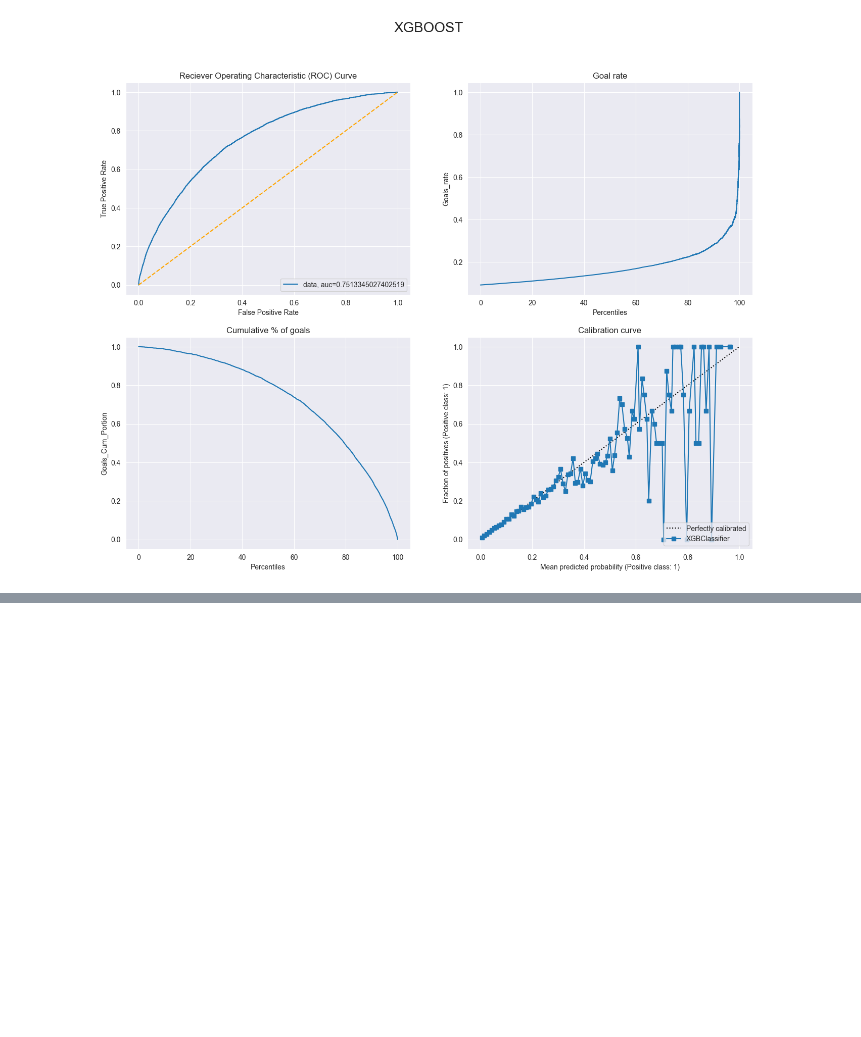
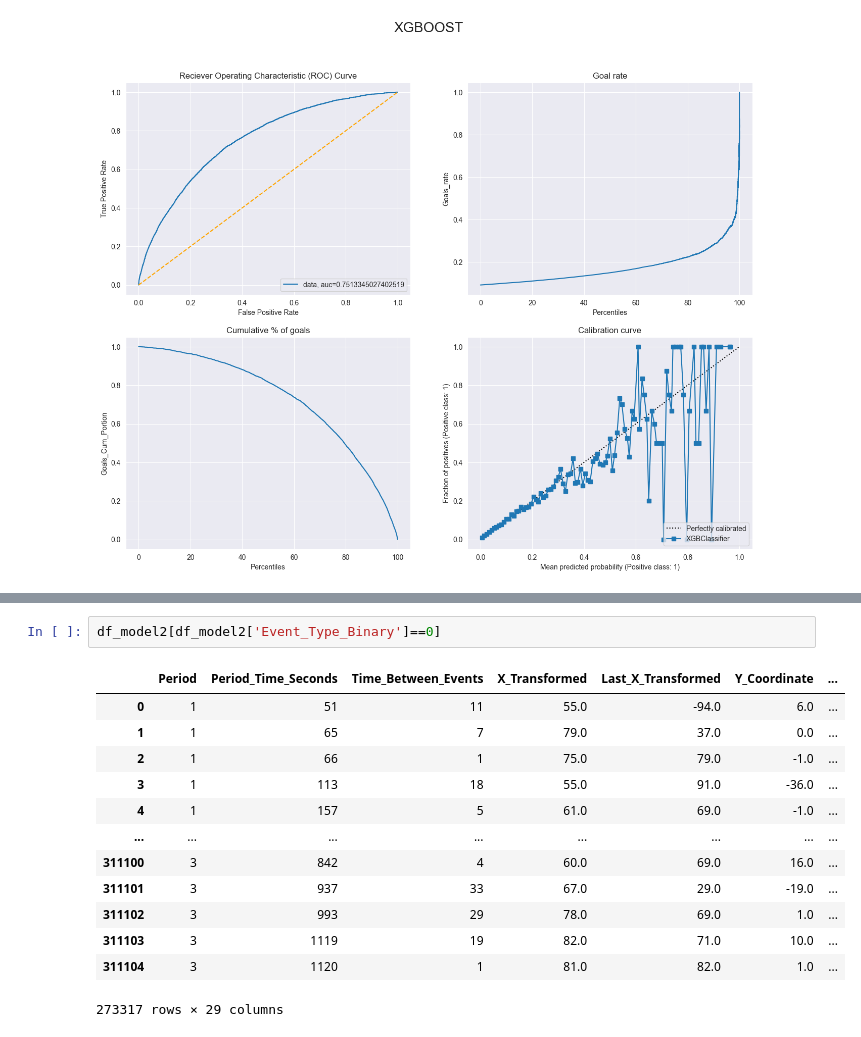
Before and after one commit to nassimwalha/IFT-6758, a Jupyter notebook: notebooks/Advanced Models.ipynb, the cells around one changed output, grey strips where cells are left out. Drawn from its saved outputs; the diff is of its cells as text; blank space fills up the shorter version.

```diff
--- a/notebooks/Advanced Models.ipynb
+++ b/notebooks/Advanced Models.ipynb
@@ -483,0 +501,16 @@ fig
+# %%
+df_model2[df_model2['Event_Type_Binary']==0]
+# %% [output]
+|  | Period | Period_Time_Seconds | Time_Between_Events | X_Transformed | Last_X_Transformed | Y_Coordinate | ... |
+| 0 | 1 | 51 | 11 | 55.0 | -94.0 | 6.0 | ... |
+| 1 | 1 | 65 | 7 | 79.0 | 37.0 | 0.0 | ... |
+| 2 | 1 | 66 | 1 | 75.0 | 79.0 | -1.0 | ... |
+| 3 | 1 | 113 | 18 | 55.0 | 91.0 | -36.0 | ... |
+| 4 | 1 | 157 | 5 | 61.0 | 69.0 | -1.0 | ... |
+| ... | ... | ... | ... | ... | ... | ... | ... |
+| 311100 | 3 | 842 | 4 | 60.0 | 69.0 | 16.0 | ... |
+| 311101 | 3 | 937 | 33 | 67.0 | 29.0 | -19.0 | ... |
+| 311102 | 3 | 993 | 29 | 78.0 | 69.0 | 1.0 | ... |
+| 311103 | 3 | 1119 | 19 | 82.0 | 71.0 | 10.0 | ... |
+| 311104 | 3 | 1120 | 1 | 81.0 | 82.0 | 1.0 | ... |
+273317 rows × 29 columns
```
Also changed, not shown: parts of 10 cells of this notebook.
